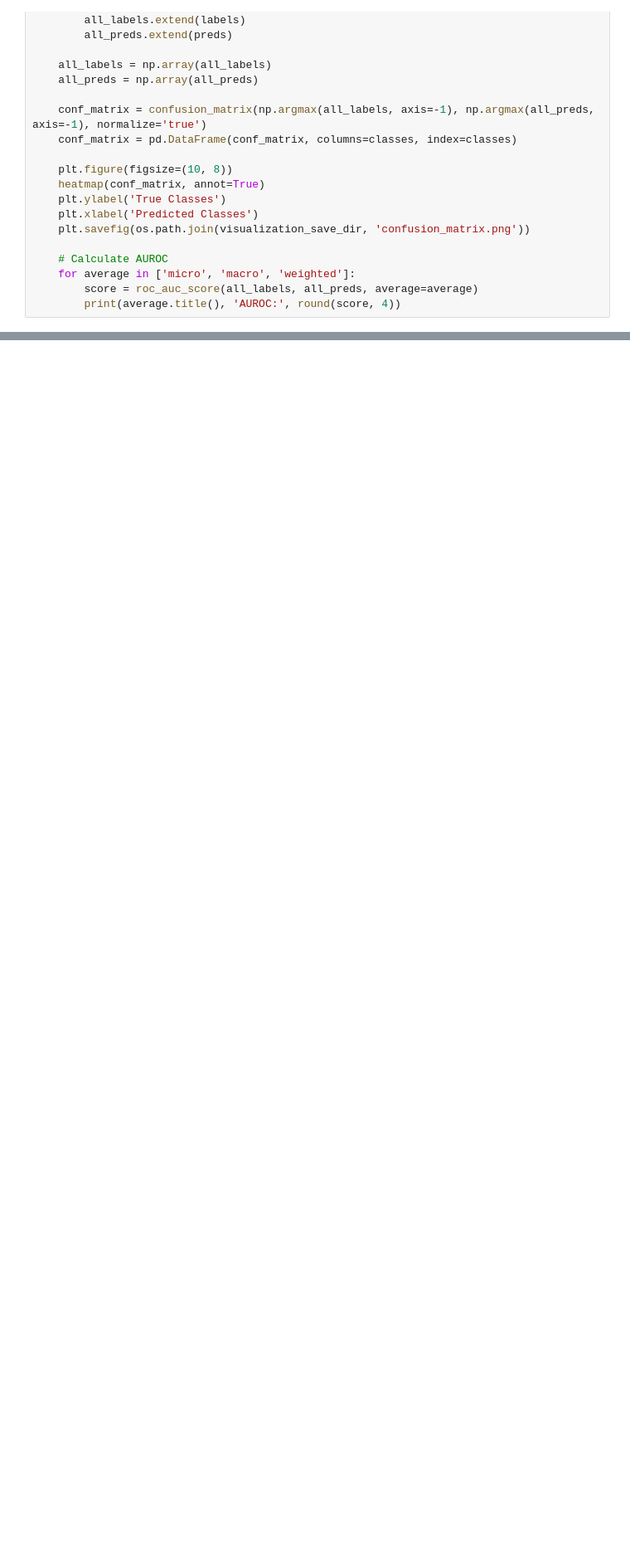
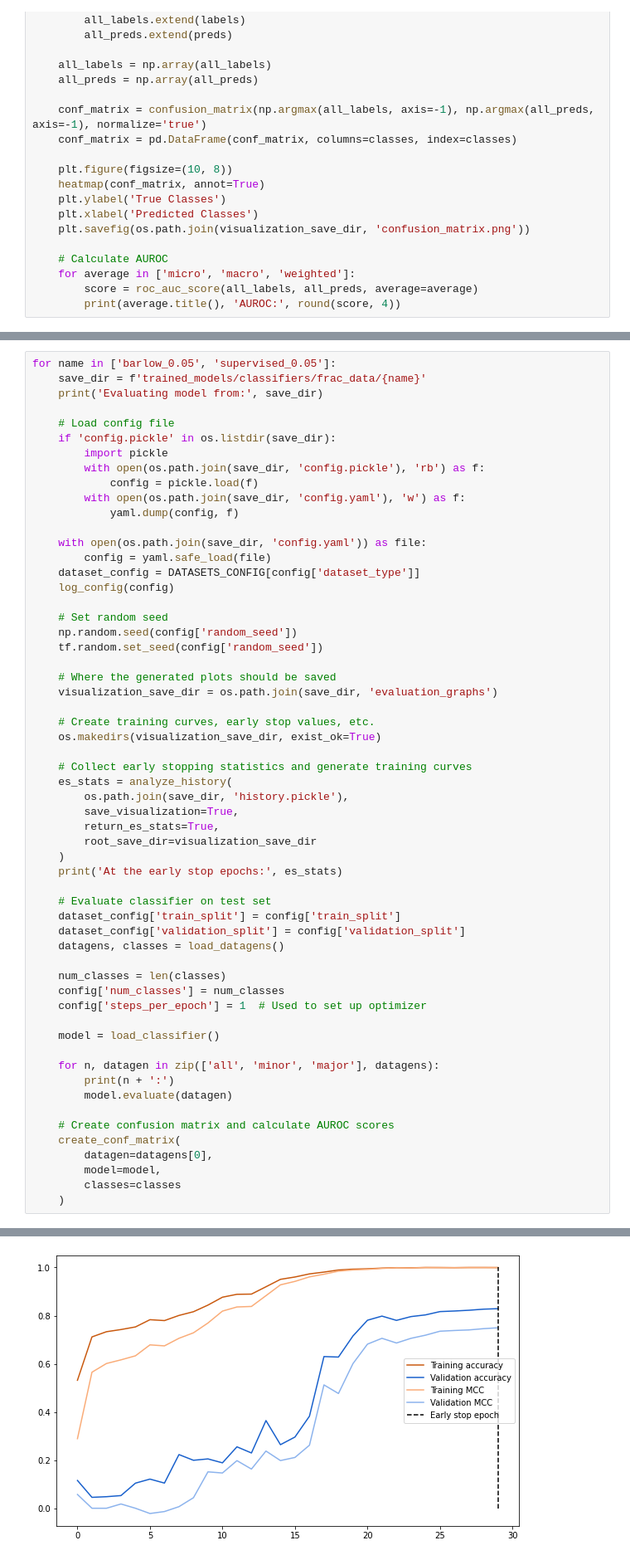
Before and after one commit to lancezhang04/semi-supervised-learning-for-histopathology, a Jupyter notebook: evaluate_model.ipynb, the cells around one changed output, grey strips where cells are left out. Shown: that part at 83% size. Cells and saved outputs as stored; diff of their text form; blank space fills up the shorter version.

Commit message:
cleaned up training and evaluation pipeline

```diff
--- a/evaluate_model.ipynb
+++ b/evaluate_model.ipynb
@@ -181,0 +180,59 @@ Weighted AUROC: 0.9349
+# %%
+for name in ['barlow_0.05', 'supervised_0.05']:
+    save_dir = f'trained_models/classifiers/frac_data/{name}'
+    print('Evaluating model from:', save_dir)
+
+    # Load config file
+    if 'config.pickle' in os.listdir(save_dir):
+        import pickle
+        with open(os.path.join(save_dir, 'config.pickle'), 'rb') as f:
+            config = pickle.load(f)
+        with open(os.path.join(save_dir, 'config.yaml'), 'w') as f:
+            yaml.dump(config, f)
+
+    with open(os.path.join(save_dir, 'config.yaml')) as file:
+        config = yaml.safe_load(file)
+    dataset_config = DATASETS_CONFIG[config['dataset_type']]
+    log_config(config)
+
+    # Set random seed
+    np.random.seed(config['random_seed'])
+    tf.random.set_seed(config['random_seed'])
+
+    # Where the generated plots should be saved
+    visualization_save_dir = os.path.join(save_dir, 'evaluation_graphs')
+
+    # Create training curves, early stop values, etc.
+    os.makedirs(visualization_save_dir, exist_ok=True)
+
+    # Collect early stopping statistics and generate training curves
+    es_stats = analyze_history(
+        os.path.join(save_dir, 'history.pickle'),
+        save_visualization=True,
+        return_es_stats=True,
+        root_save_dir=visualization_save_dir
+    )
+    print('At the early stop epochs:', es_stats)
+
+    # Evaluate classifier on test set
+    dataset_config['train_split'] = config['train_split']
+    dataset_config['validation_split'] = config['validation_split']
+    datagens, classes = load_datagens()
+
+    num_classes = len(classes)
+    config['num_classes'] = num_classes
+    config['steps_per_epoch'] = 1  # Used to set up optimizer
+
+    model = load_classifier()
+
+    for n, datagen in zip(['all', 'minor', 'major'], datagens):
+        print(n + ':')
+        model.evaluate(datagen)
+
+    # Create confusion matrix and calculate AUROC scores
+    create_conf_matrix(
+        datagen=datagens[0],
+        model=model,
+        classes=classes
+    )
+# %% [output]
@@ -181,0 +278 @@ Weighted AUROC: 0.9349
+[figure, added]
```
Also changed, not shown: parts of 4 cells of this notebook, 5 other files.
